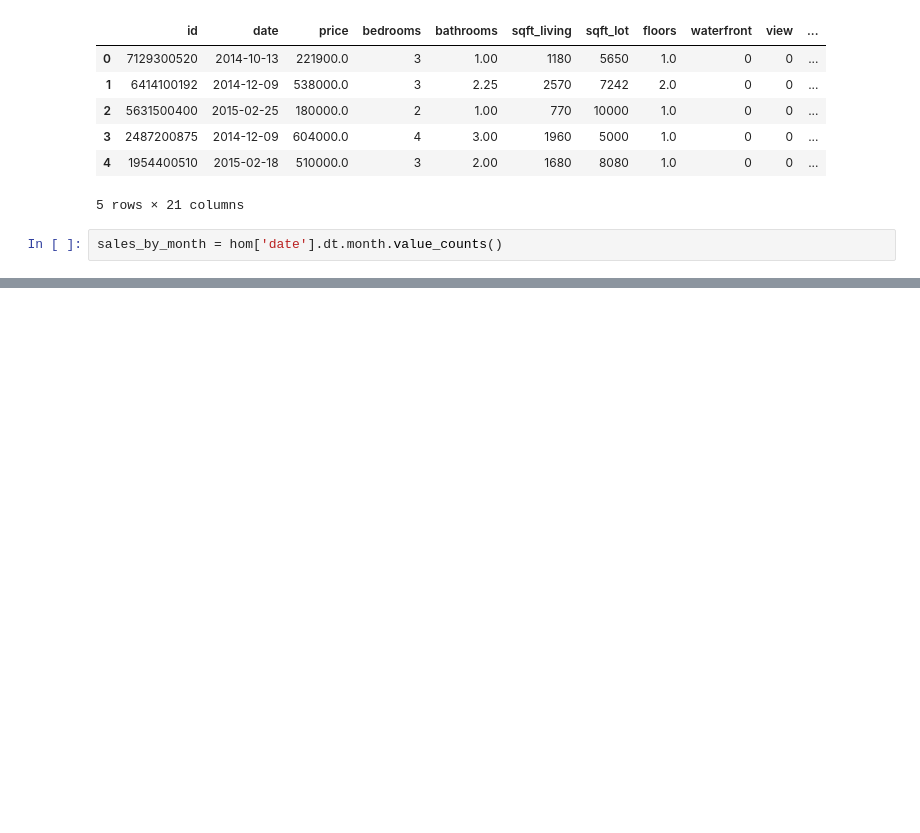
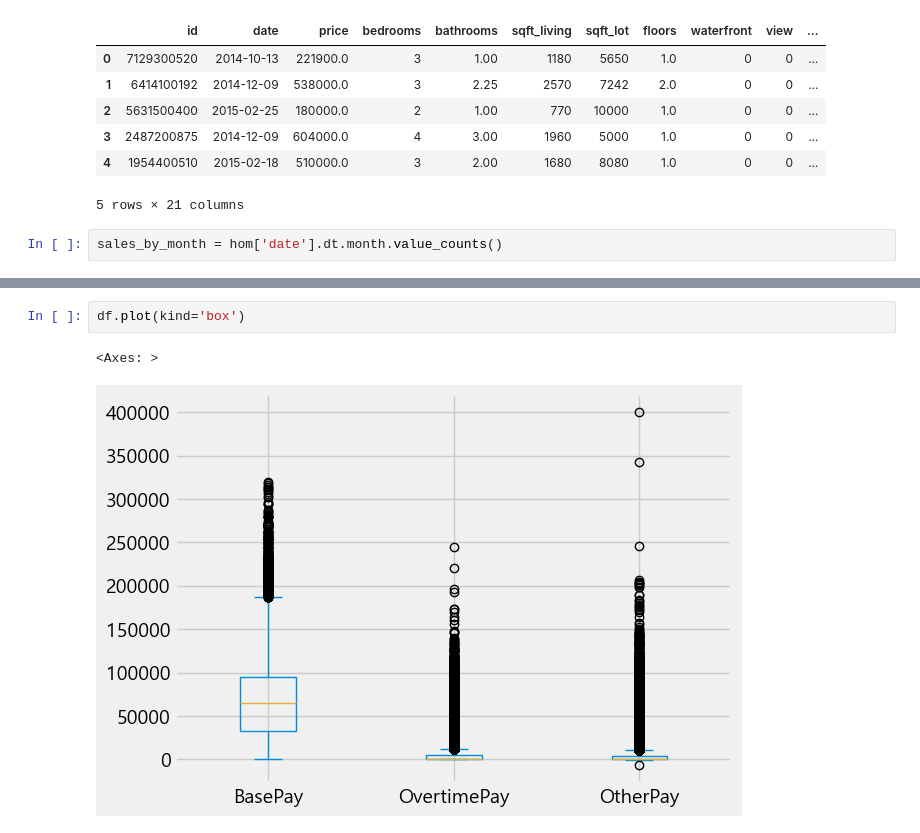
Before and after one commit to minseok06/python, a Jupyter notebook: 11강 ~ 14강 연습.ipynb, the cells around one changed output, grey strips where cells are left out. Drawn from its saved outputs; the diff is of its cells as text; blank space fills up the shorter version.

```diff
--- a/11강 ~ 14강 연습.ipynb
+++ b/11강 ~ 14강 연습.ipynb
@@ -121,0 +145,5 @@ plt.show()
+# %%
+df.plot(kind='box')
+# %% [output]
+<Axes: >
+[figure, added]
```
Also changed, not shown: parts of 9 cells of this notebook.
